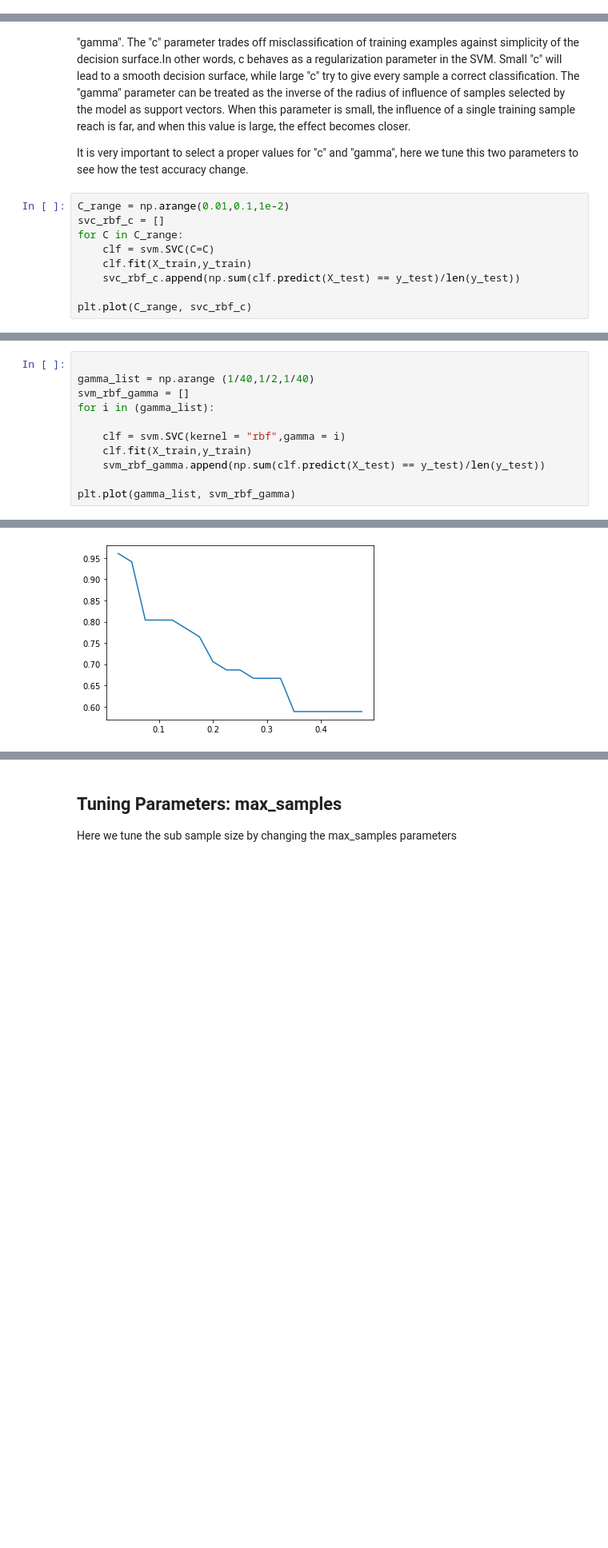
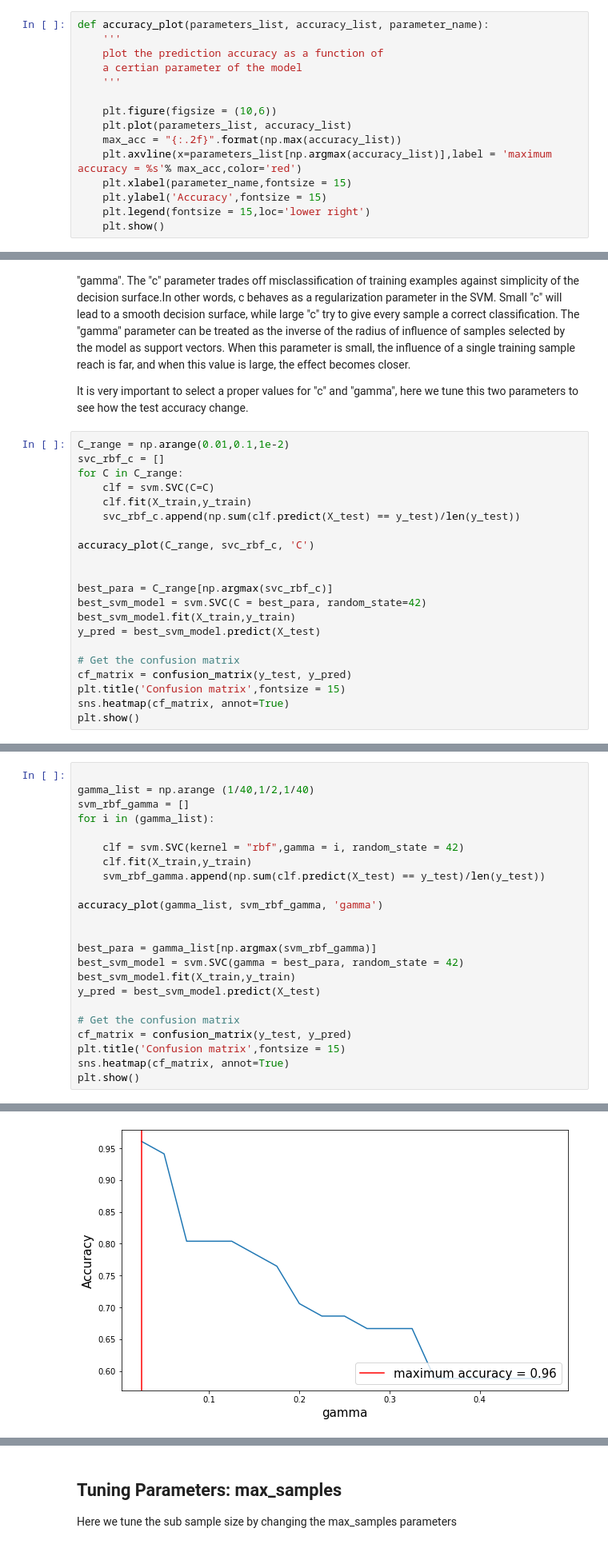
Before and after one commit to MGJvanGroeningen/aidm_assignments_21_22, a Jupyter notebook: assignment3/A3_Lin.ipynb, the cells around one changed output, grey strips where cells are left out. Shown at 80% size. Saved outputs shown, nothing was run; the diff lists cells and outputs as text; blank space fills up the shorter version.

```diff
--- a/assignment3/A3_Lin.ipynb
+++ b/assignment3/A3_Lin.ipynb
@@ -23,6 +30,21 @@ y = data.iloc[:, -1].to_numpy()
 
 X_train, X_test, y_train, y_test = train_test_split(
      X, y, test_size=0.3, random_state=30)
+# %%
+def accuracy_plot(parameters_list, accuracy_list, parameter_name):
+    '''
+    plot the prediction accuracy as a function of
+    a certian parameter of the model
+    '''
+
+    plt.figure(figsize = (10,6))
+    plt.plot(parameters_list, accuracy_list)
+    max_acc = "{:.2f}".format(np.max(accuracy_list))
+    plt.axvline(x=parameters_list[np.argmax(accuracy_list)],label = 'maximum accuracy = %s'% max_acc,color='red')
+    plt.xlabel(parameter_name,fontsize = 15)
+    plt.ylabel('Accuracy',fontsize = 15)
+    plt.legend(fontsize = 15,loc='lower right')
+    plt.show()
 # %% [markdown]
 # SVM
 
@@ -48,5 +64,17 @@ for C in C_range:
     clf.fit(X_train,y_train)
     svc_rbf_c.append(np.sum(clf.predict(X_test) == y_test)/len(y_test))
 
-plt.plot(C_range, svc_rbf_c)
+accuracy_plot(C_range, svc_rbf_c, 'C')
+
+
+best_para = C_range[np.argmax(svc_rbf_c)]
+best_svm_model = svm.SVC(C = best_para, random_state=42)
+best_svm_model.fit(X_train,y_train)
+y_pred = best_svm_model.predict(X_test)
+
+# Get the confusion matrix
+cf_matrix = confusion_matrix(y_test, y_pred)
+plt.title('Confusion matrix',fontsize = 15)
+sns.heatmap(cf_matrix, annot=True)
+plt.show()
 # %% [output]
@@ -58,9 +90,21 @@ gamma_list = np.arange (1/40,1/2,1/40)
 svm_rbf_gamma = []
 for i in (gamma_list):
 
-    clf = svm.SVC(kernel = "rbf",gamma = i)
+    clf = svm.SVC(kernel = "rbf",gamma = i, random_state = 42)
     clf.fit(X_train,y_train)
     svm_rbf_gamma.append(np.sum(clf.predict(X_test) == y_test)/len(y_test))
 
-plt.plot(gamma_list, svm_rbf_gamma)
+accuracy_plot(gamma_list, svm_rbf_gamma, 'gamma')
+
+
+best_para = gamma_list[np.argmax(svm_rbf_gamma)]
+best_svm_model = svm.SVC(gamma = best_para, random_state = 42)
+best_svm_model.fit(X_train,y_train)
+y_pred = best_svm_model.predict(X_test)
+
+# Get the confusion matrix
+cf_matrix = confusion_matrix(y_test, y_pred)
+plt.title('Confusion matrix',fontsize = 15)
+sns.heatmap(cf_matrix, annot=True)
+plt.show()
 # %% [output]
@@ -68 +111 @@ plt.plot(gamma_list, svm_rbf_gamma)
-[figure, old version]
+[figure, new version]
```
Also changed, not shown: parts of 33 cells of this notebook.
